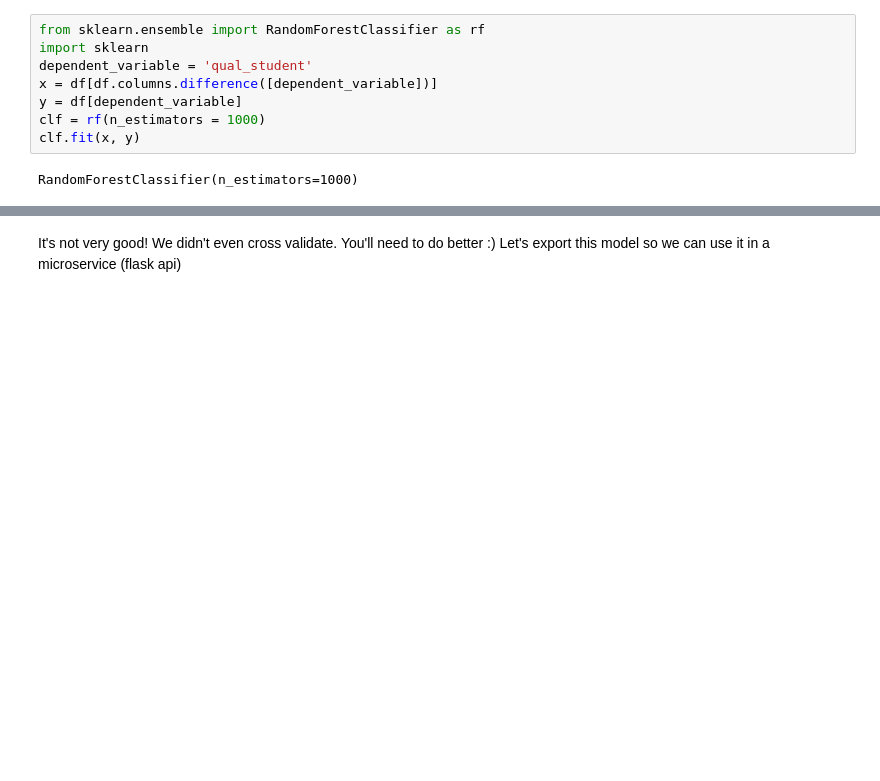
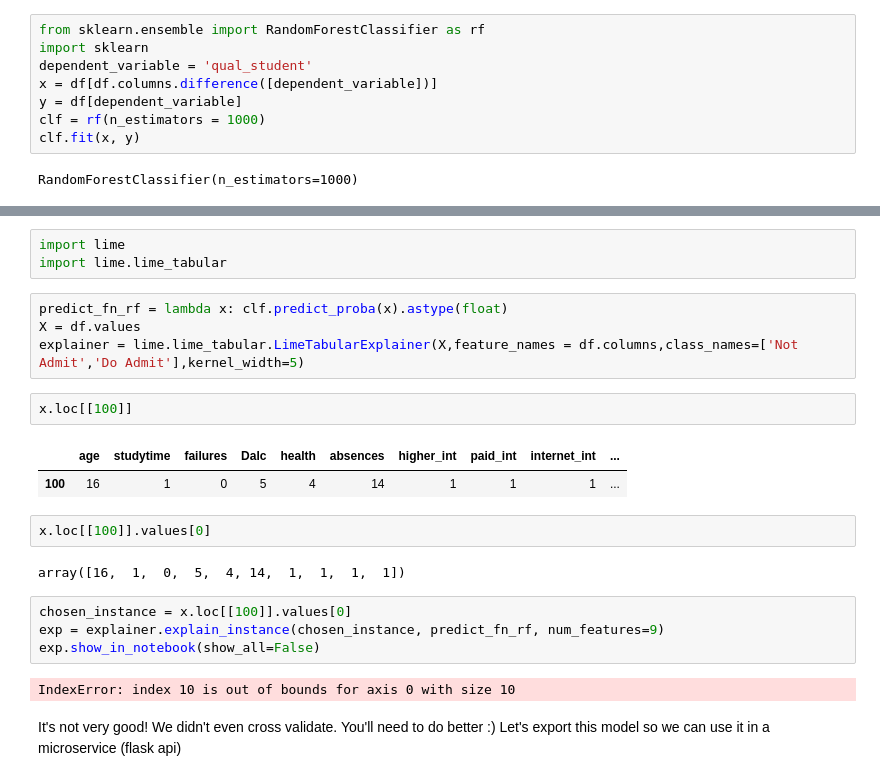
Before and after one commit to CMU-313/fall-22-hw4-team-otters, a Jupyter notebook: model_build.ipynb, the cells around one changed output, grey strips where cells are left out. Drawn from its saved outputs; the diff is of its cells as text; blank space fills up the shorter version.

Commit message:
Trying to incorporate lime

```diff
--- a/model_build.ipynb
+++ b/model_build.ipynb
@@ -115,3 +121,25 @@ sklearn.metrics.f1_score(y, pred, average='binary')
+# %%
+import lime
+import lime.lime_tabular
+# %%
+predict_fn_rf = lambda x: clf.predict_proba(x).astype(float)
+X = df.values
+explainer = lime.lime_tabular.LimeTabularExplainer(X,feature_names = df.columns,class_names=['Not Admit','Do Admit'],kernel_width=5)
+# %%
+x.loc[[100]]
+# %% [output]
+|  | age | studytime | failures | Dalc | health | absences | higher_int | paid_int | internet_int | ... |
+| 100 | 16 | 1 | 0 | 5 | 4 | 14 | 1 | 1 | 1 | ... |
+# %%
+x.loc[[100]].values[0]
+# %% [output]
+array([16,  1,  0,  5,  4, 14,  1,  1,  1,  1])
+# %%
+chosen_instance = x.loc[[100]].values[0]
+exp = explainer.explain_instance(chosen_instance, predict_fn_rf, num_features=9)
+exp.show_in_notebook(show_all=False)
+# %% [output]
+IndexError: index 10 is out of bounds for axis 0 with size 10
 # %% [markdown]
 It's not very good! We didn't even cross validate. You'll need to do better :)
 Let's export this model so we can use it in a microservice (flask api)
```
Also changed, not shown: parts of 2 cells of this notebook.
